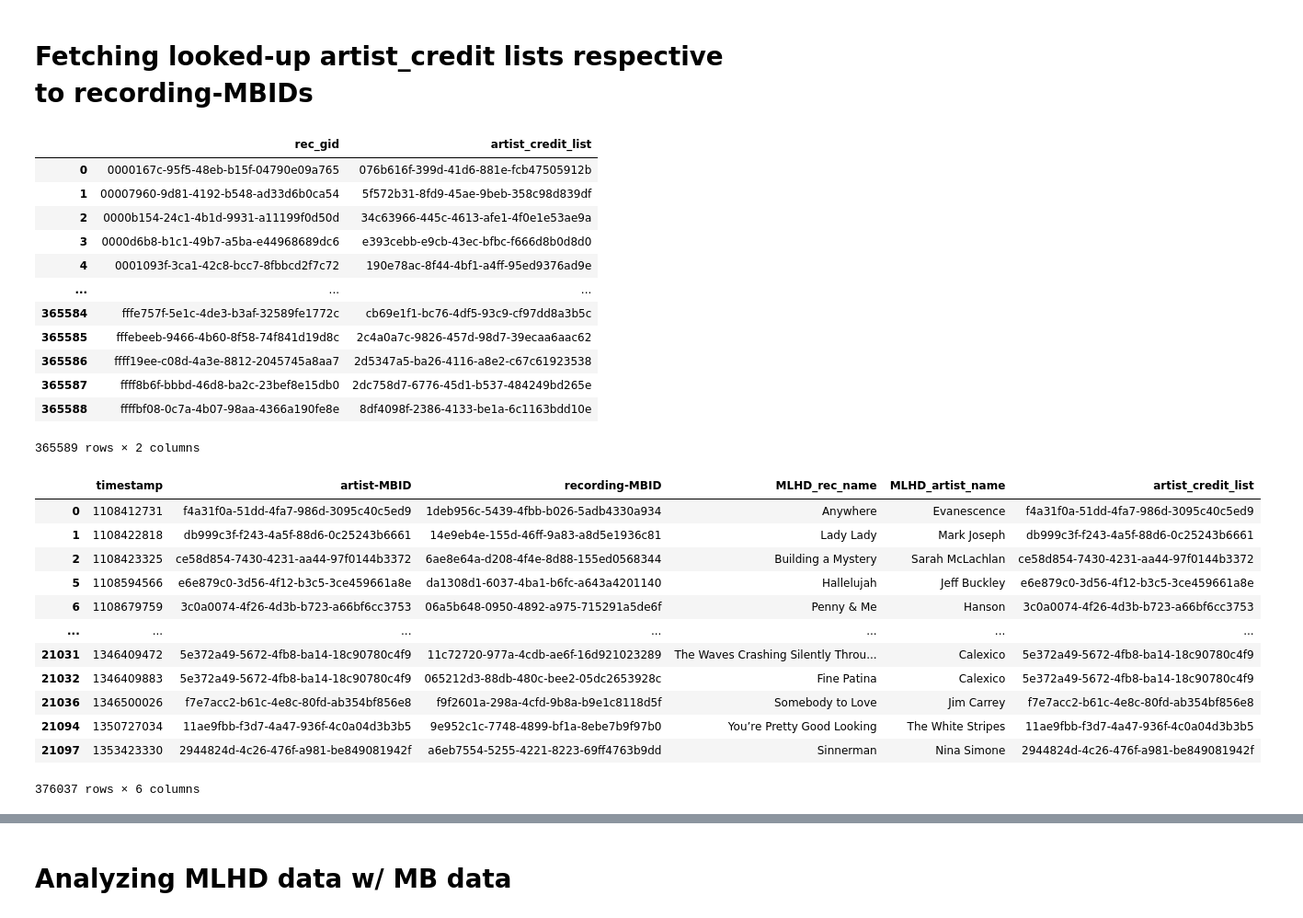
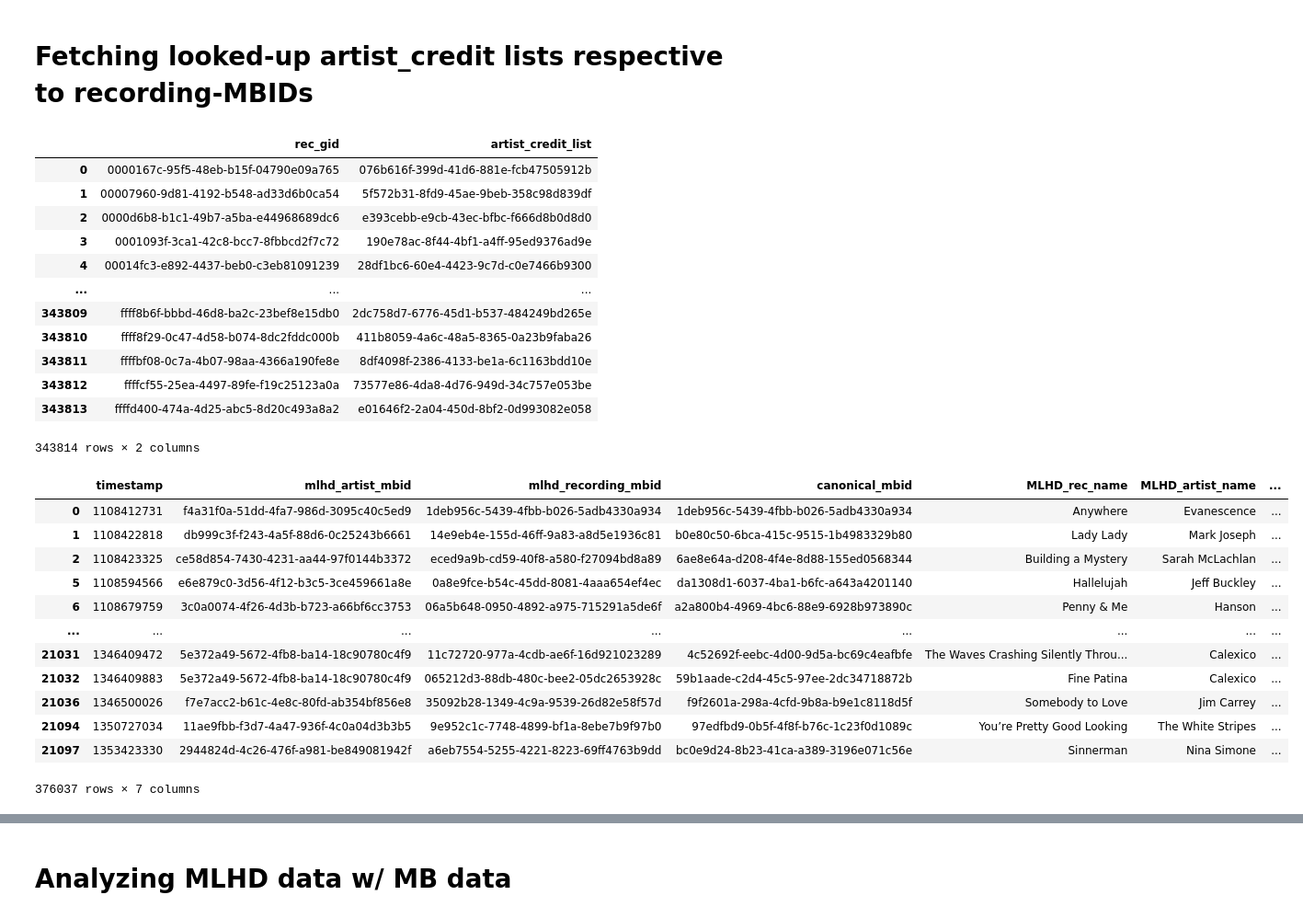
Before and after one commit to Prathamesh-Ghatole/MLHD, a Jupyter notebook: MLHD_conflation.ipynb, the cells around one changed output, grey strips where cells are left out. Shown at 92% size. Saved outputs shown, nothing was run; the diff lists cells and outputs as text; code cells hidden in the pictures.

Commit message:
added canonical_mbid row in data

```diff
--- a/MLHD_conflation.ipynb
+++ b/MLHD_conflation.ipynb
@@ -286,13 +273,13 @@ artist_replacements
 # Fetching replacement artist MBIDs
 # NOTE This process overwrites existing MBIDs.
 
-df2_rec_name['artist-MBID'] = df2_rec_name['artist-MBID'].map(lambda id: artist_replacements.at[id, 'new'] if id in artist_replacements.index else id)
+df2_rec_name['mlhd_artist_mbid'] = df2_rec_name['mlhd_artist_mbid'].map(lambda id: artist_replacements.at[id, 'new'] if id in artist_replacements.index else id)
 # %% [markdown]
 ## Fetching artist_names for cleaned MBIDs
 # %%
 # Fetching artist name from MB_artists
 
-artist_names = MB_artists[MB_artists.gid.isin(df2_rec_name['artist-MBID'].unique())]
+artist_names = MB_artists[MB_artists.gid.isin(df2_rec_name['mlhd_artist_mbid'].unique())]
 artist_names
 # %% [output]
 |  | gid | name |
@@ -311,7 +298,7 @@ artist_names
 # %%
 # Making a new table with artist names joined.
 
-df2_rec_artist_name = df2_rec_name.join(artist_names.set_index('gid'), on='artist-MBID')
+df2_rec_artist_name = df2_rec_name.join(artist_names.set_index('gid'), on='mlhd_artist_mbid')
 df2_rec_artist_name.rename({'name': 'MLHD_artist_name'}, inplace=True, axis=1)
 
 df2_rec_artist_name
@@ -338,7 +325,7 @@ Name: MLHD_artist_name, dtype: int64
 # %% [markdown]
 # Fetching looked-up artist_credit lists respective to recording-MBIDs
 # %%
-query_artist_list = "select recording.gid as rec_gid, array_agg(artist.gid) as artist_credit_list from recording join artist_credit ac on ac.id=artist_credit join artist_credit_name acn on acn.artist_credit=ac.id join artist on artist.id = acn.artist where recording.gid in {} group by recording.gid;".format(tuple(df2_rec_artist_name['recording-MBID'].unique()))
+query_artist_list = "select recording.gid as rec_gid, array_agg(artist.gid) as artist_credit_list from recording join artist_credit ac on ac.id=artist_credit join artist_credit_name acn on acn.artist_credit=ac.id join artist on artist.id = acn.artist where recording.gid in {} group by recording.gid;".format(tuple(df2_rec_artist_name['canonical_mbid'].unique()))
 
 with postgres_conn.get_con() as conn:
     df_artist_list = pd.read_sql(query_artist_list, con=conn)
@@ -349,35 +336,35 @@ df_artist_list
 |  | rec_gid | artist_credit_list |
 | 0 | 0000167c-95f5-48eb-b15f-04790e09a765 | 076b616f-399d-41d6-881e-fcb47505912b |
 | 1 | 00007960-9d81-4192-b548-ad33d6b0ca54 | 5f572b31-8fd9-45ae-9beb-358c98d839df |
-| 2 | 0000b154-24c1-4b1d-9931-a11199f0d50d | 34c63966-445c-4613-afe1-4f0e1e53ae9a |
-| 3 | 0000d6b8-b1c1-49b7-a5ba-e44968689dc6 | e393cebb-e9cb-43ec-bfbc-f666d8b0d8d0 |
-| 4 | 0001093f-3ca1-42c8-bcc7-8fbbcd2f7c72 | 190e78ac-8f44-4bf1-a4ff-95ed9376ad9e |
+| 2 | 0000d6b8-b1c1-49b7-a5ba-e44968689dc6 | e393cebb-e9cb-43ec-bfbc-f666d8b0d8d0 |
+| 3 | 0001093f-3ca1-42c8-bcc7-8fbbcd2f7c72 | 190e78ac-8f44-4bf1-a4ff-95ed9376ad9e |
+| 4 | 00014fc3-e892-4437-beb0-c3eb81091239 | 28df1bc6-60e4-4423-9c7d-c0e7466b9300 |
 | ... | ... | ... |
-| 365584 | fffe757f-5e1c-4de3-b3af-32589fe1772c | cb69e1f1-bc76-4df5-93c9-cf97dd8a3b5c |
-| 365585 | fffebeeb-9466-4b60-8f58-74f841d19d8c | 2c4a0a7c-9826-457d-98d7-39ecaa6aac62 |
-| 365586 | ffff19ee-c08d-4a3e-8812-2045745a8aa7 | 2d5347a5-ba26-4116-a8e2-c67c61923538 |
-| 365587 | ffff8b6f-bbbd-46d8-ba2c-23bef8e15db0 | 2dc758d7-6776-45d1-b537-484249bd265e |
-| 365588 | ffffbf08-0c7a-4b07-98aa-4366a190fe8e | 8df4098f-2386-4133-be1a-6c1163bdd10e |
+| 343809 | ffff8b6f-bbbd-46d8-ba2c-23bef8e15db0 | 2dc758d7-6776-45d1-b537-484249bd265e |
+| 343810 | ffff8f29-0c47-4d58-b074-8dc2fddc000b | 411b8059-4a6c-48a5-8365-0a23b9faba26 |
+| 343811 | ffffbf08-0c7a-4b07-98aa-4366a190fe8e | 8df4098f-2386-4133-be1a-6c1163bdd10e |
+| 343812 | ffffcf55-25ea-4497-89fe-f19c25123a0a | 73577e86-4da8-4d76-949d-34c757e053be |
+| 343813 | ffffd400-474a-4d25-abc5-8d20c493a8a2 | e01646f2-2a04-450d-8bf2-0d993082e058 |
-365589 rows × 2 columns
+343814 rows × 2 columns
 # %%
-df2_artist_rec_names_artist_list = df2_rec_artist_name.join(df_artist_list.set_index('rec_gid'), on='recording-MBID')
+df2_artist_rec_names_artist_list = df2_rec_artist_name.join(df_artist_list.set_index('rec_gid'), on='canonical_mbid')
 
 df2_artist_rec_names_artist_list.to_csv('unk_ids/df2_artist_rec_names_artist_list.txt', index=False)
 df2_artist_rec_names_artist_list
 # %% [output]
-|  | timestamp | artist-MBID | recording-MBID | MLHD_rec_name | MLHD_artist_name | artist_credit_list |
-| 0 | 1108412731 | f4a31f0a-51dd-4fa7-986d-3095c40c5ed9 | 1deb956c-5439-4fbb-b026-5adb4330a934 | Anywhere | Evanescence | f4a31f0a-51dd-4fa7-986d-3095c40c5ed9 |
-| 1 | 1108422818 | db999c3f-f243-4a5f-88d6-0c25243b6661 | 14e9eb4e-155d-46ff-9a83-a8d5e1936c81 | Lady Lady | Mark Joseph | db999c3f-f243-4a5f-88d6-0c25243b6661 |
-| 2 | 1108423325 | ce58d854-7430-4231-aa44-97f0144b3372 | 6ae8e64a-d208-4f4e-8d88-155ed0568344 | Building a Mystery | Sarah McLachlan | ce58d854-7430-4231-aa44-97f0144b3372 |
-| 5 | 1108594566 | e6e879c0-3d56-4f12-b3c5-3ce459661a8e | da1308d1-6037-4ba1-b6fc-a643a4201140 | Hallelujah | Jeff Buckley | e6e879c0-3d56-4f12-b3c5-3ce459661a8e |
-| 6 | 1108679759 | 3c0a0074-4f26-4d3b-b723-a66bf6cc3753 | 06a5b648-0950-4892-a975-715291a5de6f | Penny & Me | Hanson | 3c0a0074-4f26-4d3b-b723-a66bf6cc3753 |
-| ... | ... | ... | ... | ... | ... | ... |
-| 21031 | 1346409472 | 5e372a49-5672-4fb8-ba14-18c90780c4f9 | 11c72720-977a-4cdb-ae6f-16d921023289 | The Waves Crashing Silently Throu... | Calexico | 5e372a49-5672-4fb8-ba14-18c90780c4f9 |
-| 21032 | 1346409883 | 5e372a49-5672-4fb8-ba14-18c90780c4f9 | 065212d3-88db-480c-bee2-05dc2653928c | Fine Patina | Calexico | 5e372a49-5672-4fb8-ba14-18c90780c4f9 |
-| 21036 | 1346500026 | f7e7acc2-b61c-4e8c-80fd-ab354bf856e8 | f9f2601a-298a-4cfd-9b8a-b9e1c8118d5f | Somebody to Love | Jim Carrey | f7e7acc2-b61c-4e8c-80fd-ab354bf856e8 |
-| 21094 | 1350727034 | 11ae9fbb-f3d7-4a47-936f-4c0a04d3b3b5 | 9e952c1c-7748-4899-bf1a-8ebe7b9f97b0 | You’re Pretty Good Looking | The White Stripes | 11ae9fbb-f3d7-4a47-936f-4c0a04d3b3b5 |
-| 21097 | 1353423330 | 2944824d-4c26-476f-a981-be849081942f | a6eb7554-5255-4221-8223-69ff4763b9dd | Sinnerman | Nina Simone | 2944824d-4c26-476f-a981-be849081942f |
+|  | timestamp | mlhd_artist_mbid | mlhd_recording_mbid | canonical_mbid | MLHD_rec_name | MLHD_artist_name | ... |
+| 0 | 1108412731 | f4a31f0a-51dd-4fa7-986d-3095c40c5ed9 | 1deb956c-5439-4fbb-b026-5adb4330a934 | 1deb956c-5439-4fbb-b026-5adb4330a934 | Anywhere | Evanescence | ... |
+| 1 | 1108422818 | db999c3f-f243-4a5f-88d6-0c25243b6661 | 14e9eb4e-155d-46ff-9a83-a8d5e1936c81 | b0e80c50-6bca-415c-9515-1b4983329b80 | Lady Lady | Mark Joseph | ... |
+| 2 | 1108423325 | ce58d854-7430-4231-aa44-97f0144b3372 | eced9a9b-cd59-40f8-a580-f27094bd8a89 | 6ae8e64a-d208-4f4e-8d88-155ed0568344 | Building a Mystery | Sarah McLachlan | ... |
+| 5 | 1108594566 | e6e879c0-3d56-4f12-b3c5-3ce459661a8e | 0a8e9fce-b54c-45dd-8081-4aaa654ef4ec | da1308d1-6037-4ba1-b6fc-a643a4201140 | Hallelujah | Jeff Buckley | ... |
+| 6 | 1108679759 | 3c0a0074-4f26-4d3b-b723-a66bf6cc3753 | 06a5b648-0950-4892-a975-715291a5de6f | a2a800b4-4969-4bc6-88e9-6928b973890c | Penny & Me | Hanson | ... |
+| ... | ... | ... | ... | ... | ... | ... | ... |
+| 21031 | 1346409472 | 5e372a49-5672-4fb8-ba14-18c90780c4f9 | 11c72720-977a-4cdb-ae6f-16d921023289 | 4c52692f-eebc-4d00-9d5a-bc69c4eafbfe | The Waves Crashing Silently Throu... | Calexico | ... |
+| 21032 | 1346409883 | 5e372a49-5672-4fb8-ba14-18c90780c4f9 | 065212d3-88db-480c-bee2-05dc2653928c | 59b1aade-c2d4-45c5-97ee-2dc34718872b | Fine Patina | Calexico | ... |
+| 21036 | 1346500026 | f7e7acc2-b61c-4e8c-80fd-ab354bf856e8 | 35092b28-1349-4c9a-9539-26d82e58f57d | f9f2601a-298a-4cfd-9b8a-b9e1c8118d5f | Somebody to Love | Jim Carrey | ... |
+| 21094 | 1350727034 | 11ae9fbb-f3d7-4a47-936f-4c0a04d3b3b5 | 9e952c1c-7748-4899-bf1a-8ebe7b9f97b0 | 97edfbd9-0b5f-4f8f-b76c-1c23f0d1089c | You’re Pretty Good Looking | The White Stripes | ... |
+| 21097 | 1353423330 | 2944824d-4c26-476f-a981-be849081942f | a6eb7554-5255-4221-8223-69ff4763b9dd | bc0e9d24-8b23-41ca-a389-3196e071c56e | Sinnerman | Nina Simone | ... |
-376037 rows × 6 columns
+376037 rows × 7 columns
 # %%
 print("% artist_name not null: {}".format(df2_artist_rec_names_artist_list.MLHD_artist_name.notna().sum() / df2_artist_rec_names_artist_list.shape[0] * 100))
 print("% rec_name not null: {}".format(df2_artist_rec_names_artist_list.MLHD_rec_name.notna().sum() / df2_artist_rec_names_artist_list.shape[0] * 100))
```
Also changed, not shown: parts of 19 cells of this notebook.
